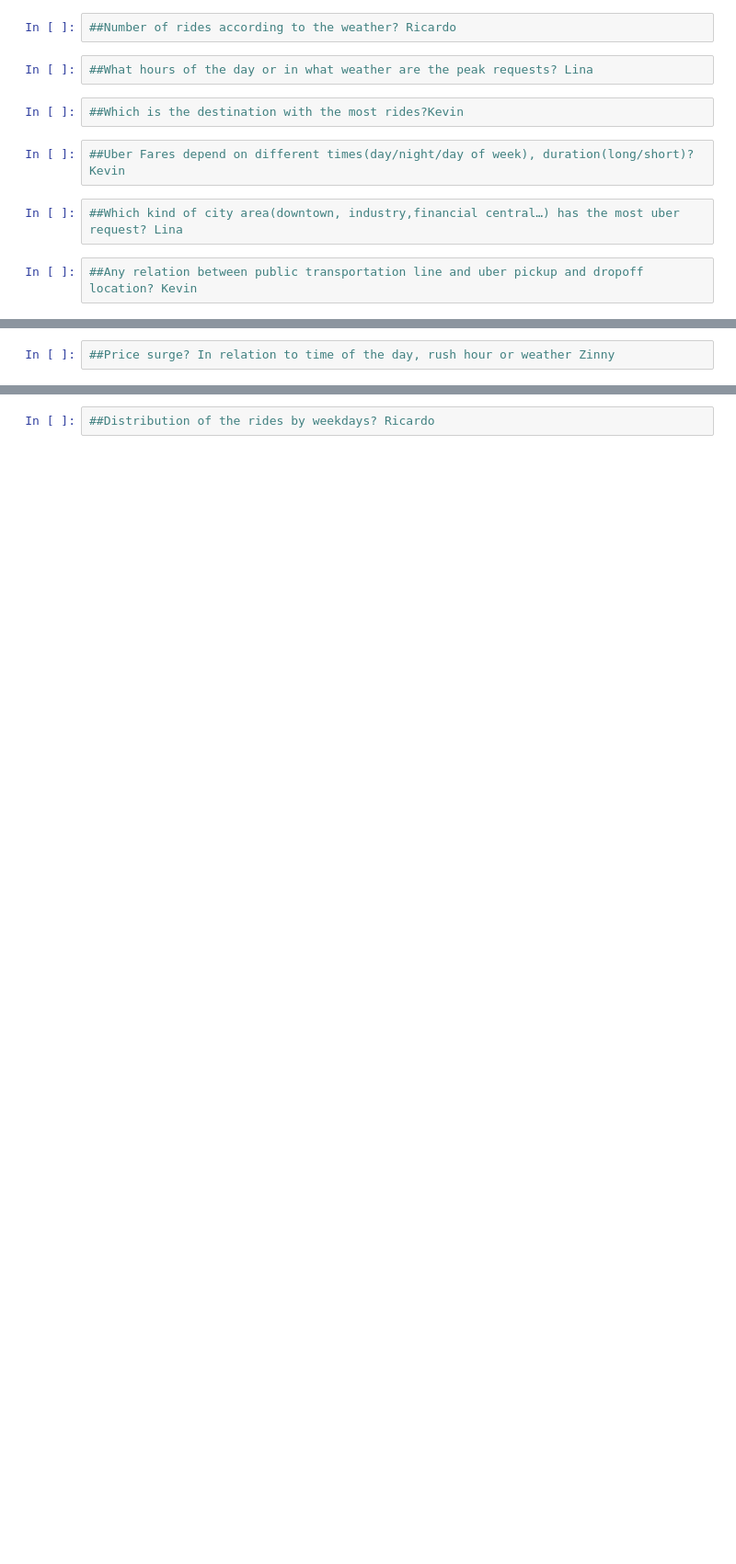
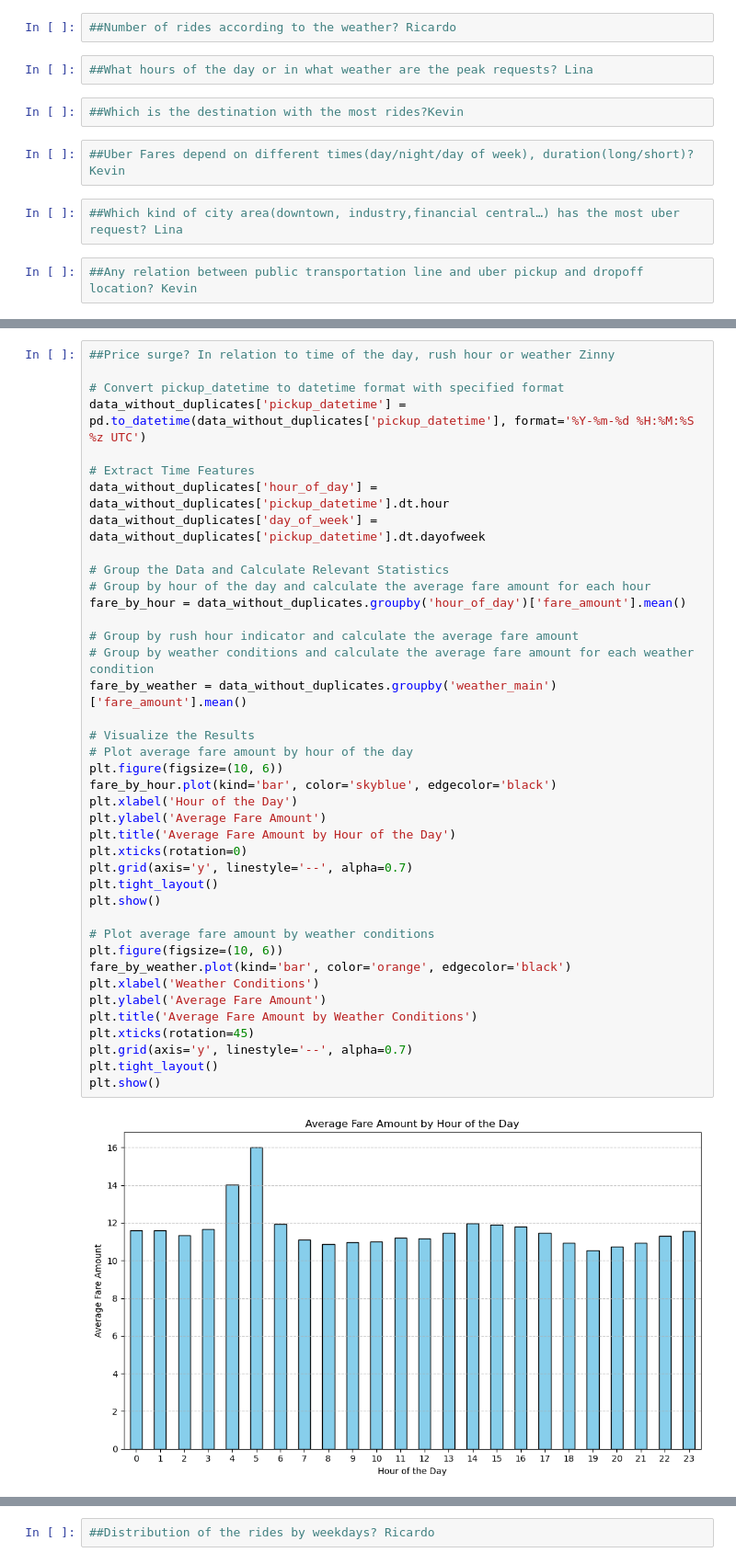
Before and after one commit to KevinZhuangC/project-1, a Jupyter notebook: project1-Group3.ipynb, the cells around one changed output, grey strips where cells are left out. Shown at 92% size. Cells and saved outputs as stored; diff of their text form; blank space fills up the shorter version.

```diff
--- a/project1-Group3.ipynb
+++ b/project1-Group3.ipynb
@@ -202,2 +201,42 @@ data_without_duplicates.to_csv("output_data/data_complete.csv", index_label="Ube
 # %%
 ##Price surge? In relation to time of the day, rush hour or weather Zinny
+
+# Convert pickup_datetime to datetime format with specified format
+data_without_duplicates['pickup_datetime'] = pd.to_datetime(data_without_duplicates['pickup_datetime'], format='%Y-%m-%d %H:%M:%S %z UTC')
+
+# Extract Time Features
+data_without_duplicates['hour_of_day'] = data_without_duplicates['pickup_datetime'].dt.hour
+data_without_duplicates['day_of_week'] = data_without_duplicates['pickup_datetime'].dt.dayofweek
+
+# Group the Data and Calculate Relevant Statistics
+# Group by hour of the day and calculate the average fare amount for each hour
+fare_by_hour = data_without_duplicates.groupby('hour_of_day')['fare_amount'].mean()
+
+# Group by rush hour indicator and calculate the average fare amount
+# Group by weather conditions and calculate the average fare amount for each weather condition
+fare_by_weather = data_without_duplicates.groupby('weather_main')['fare_amount'].mean()
+
+# Visualize the Results
+# Plot average fare amount by hour of the day
+plt.figure(figsize=(10, 6))
+fare_by_hour.plot(kind='bar', color='skyblue', edgecolor='black')
+plt.xlabel('Hour of the Day')
+plt.ylabel('Average Fare Amount')
+plt.title('Average Fare Amount by Hour of the Day')
+plt.xticks(rotation=0)
+plt.grid(axis='y', linestyle='--', alpha=0.7)
+plt.tight_layout()
+plt.show()
+
+# Plot average fare amount by weather conditions
+plt.figure(figsize=(10, 6))
+fare_by_weather.plot(kind='bar', color='orange', edgecolor='black')
+plt.xlabel('Weather Conditions')
+plt.ylabel('Average Fare Amount')
+plt.title('Average Fare Amount by Weather Conditions')
+plt.xticks(rotation=45)
+plt.grid(axis='y', linestyle='--', alpha=0.7)
+plt.tight_layout()
+plt.show()
+# %% [output]
+[figure, added]
```
Also changed, not shown: parts of 5 cells of this notebook.
